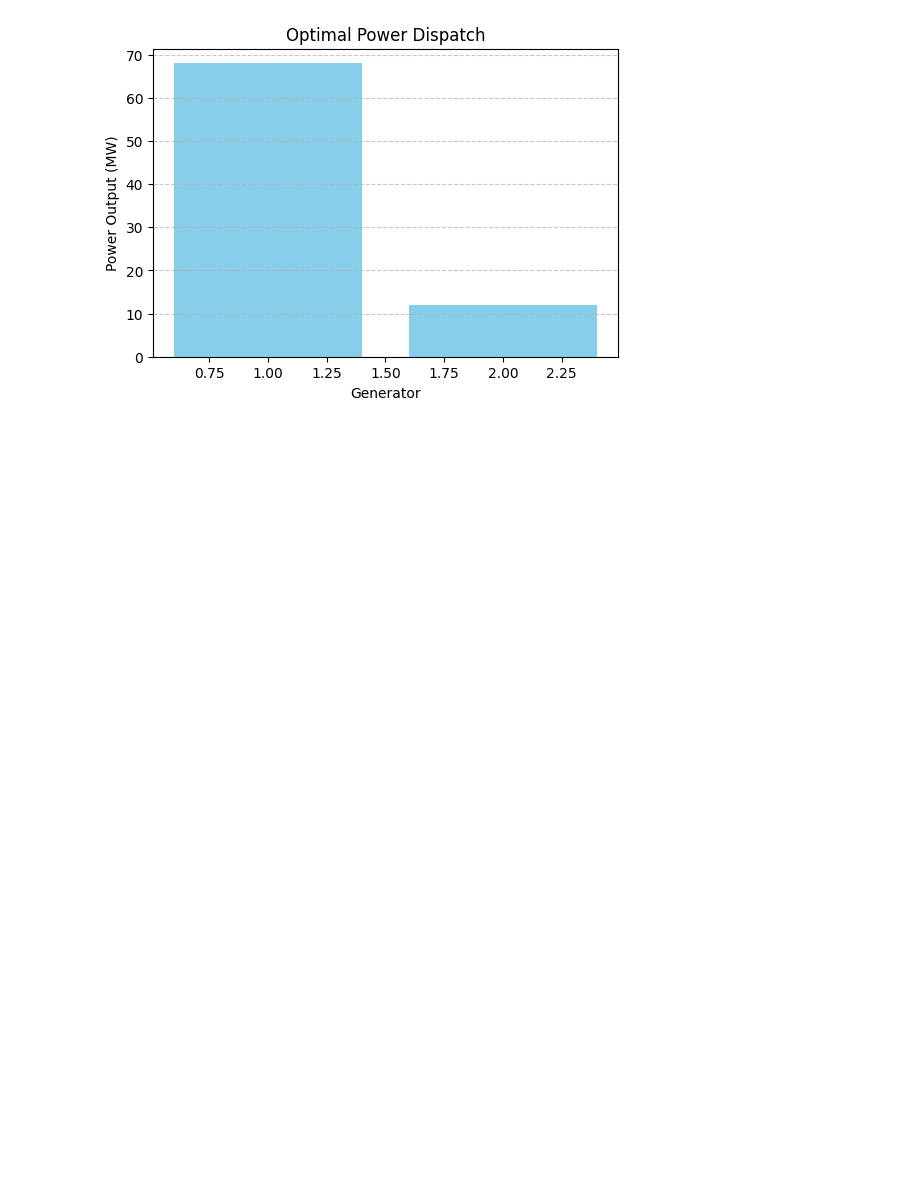
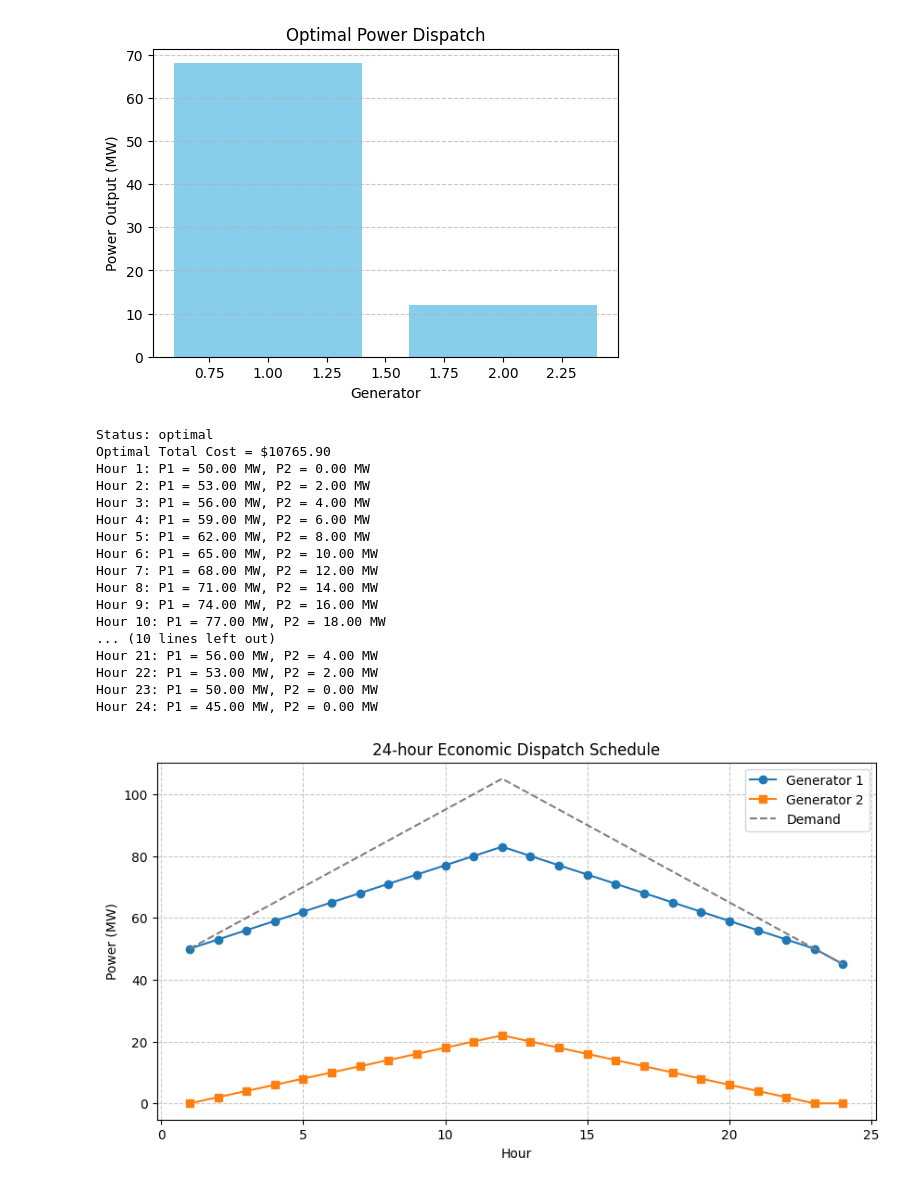
Before and after one commit to dorsamou/project4, a Jupyter notebook: notebooks/challenge2.ipynb, the cells around one changed output. Drawn from its saved outputs; the diff is of its cells as text; code cells hidden in the pictures; blank space fills up the shorter version.

```diff
--- a/notebooks/challenge2.ipynb
+++ b/notebooks/challenge2.ipynb
@@ -138,0 +123,76 @@ P_max = np.array([[100, 100]] * hours)
+# %%
+#---CVXPY Optimization for a Multi Hour(24) Classic EDP ---
+hours = 24
+generators = 2
+
+#Generator quadratic, linear, and constant cost coefficents
+a = np.array([[10, 8]] * hours)
+b = np.array([[5, 6]] * hours)
+c = np.array([[0.01, 0.015]] * hours)
+
+#Generation limits min and max power output
+P_min = np.array([[0, 0]] * hours)
+P_max = np.array([[100, 100]] * hours)
+
+#Total load demand for 24 hours (example values) to represent peak and off-peak hours
+Pd = np.array([50, 55, 60, 65, 70, 75, 80, 85, 90, 95, 100, 105,
+               100, 95, 90, 85, 80, 75, 70, 65, 60, 55, 50, 45])
+
+# Transmission losses (neglected)
+Pl = 0
+
+# Decision variable, power output matrix for 24 hours and 2 generators
+P = cp.Variable((hours, generators))
+
+
+cost = cp.sum(a + cp.multiply(b, P) + cp.multiply(c, cp.square(P)))
+objective = cp.Minimize(cost)
+
+constraints = []
+
+for t in range(hours):
+    constraints += [
+        cp.sum(P[t, :]) == Pd[t] + Pl,   # Power balance each hour
+        P[t, :] >= P_min[t, :],          # Min limits
+        P[t, :] <= P_max[t, :],          # Max limits
+        P[t, :] >= 0                     # Non-negative
+    ]
+
+problem = cp.Problem(objective, constraints)
+problem.solve()
+
+print("Status:", problem.status)
+print("Optimal Total Cost = $%.2f" % problem.value)
+
+for t in range(hours):
+    print(f"Hour {t+1}: P1 = {P.value[t,0]:.2f} MW, P2 = {P.value[t,1]:.2f} MW")
+
+plt.figure(figsize=(10, 5))
+plt.plot(range(1, hours+1), P.value[:,0], label='Generator 1', marker='o')
+plt.plot(range(1, hours+1), P.value[:,1], label='Generator 2', marker='s')
+plt.plot(range(1, hours+1), Pd, label='Demand', linestyle='--', color='gray')
+plt.xlabel('Hour')
+plt.ylabel('Power (MW)')
+plt.title('24-hour Economic Dispatch Schedule')
+plt.legend()
+plt.grid(True, linestyle='--', alpha=0.7)
+plt.show()
+# %% [output]
+Status: optimal
+Optimal Total Cost = $10765.90
+Hour 1: P1 = 50.00 MW, P2 = 0.00 MW
+Hour 2: P1 = 53.00 MW, P2 = 2.00 MW
+Hour 3: P1 = 56.00 MW, P2 = 4.00 MW
+Hour 4: P1 = 59.00 MW, P2 = 6.00 MW
+Hour 5: P1 = 62.00 MW, P2 = 8.00 MW
+Hour 6: P1 = 65.00 MW, P2 = 10.00 MW
+Hour 7: P1 = 68.00 MW, P2 = 12.00 MW
+Hour 8: P1 = 71.00 MW, P2 = 14.00 MW
+Hour 9: P1 = 74.00 MW, P2 = 16.00 MW
+Hour 10: P1 = 77.00 MW, P2 = 18.00 MW
+... (10 lines left out)
+Hour 21: P1 = 56.00 MW, P2 = 4.00 MW
+Hour 22: P1 = 53.00 MW, P2 = 2.00 MW
+Hour 23: P1 = 50.00 MW, P2 = 0.00 MW
+Hour 24: P1 = 45.00 MW, P2 = 0.00 MW
+[figure, added]
```
Also changed, not shown: parts of 4 cells of this notebook, 55 other files.
